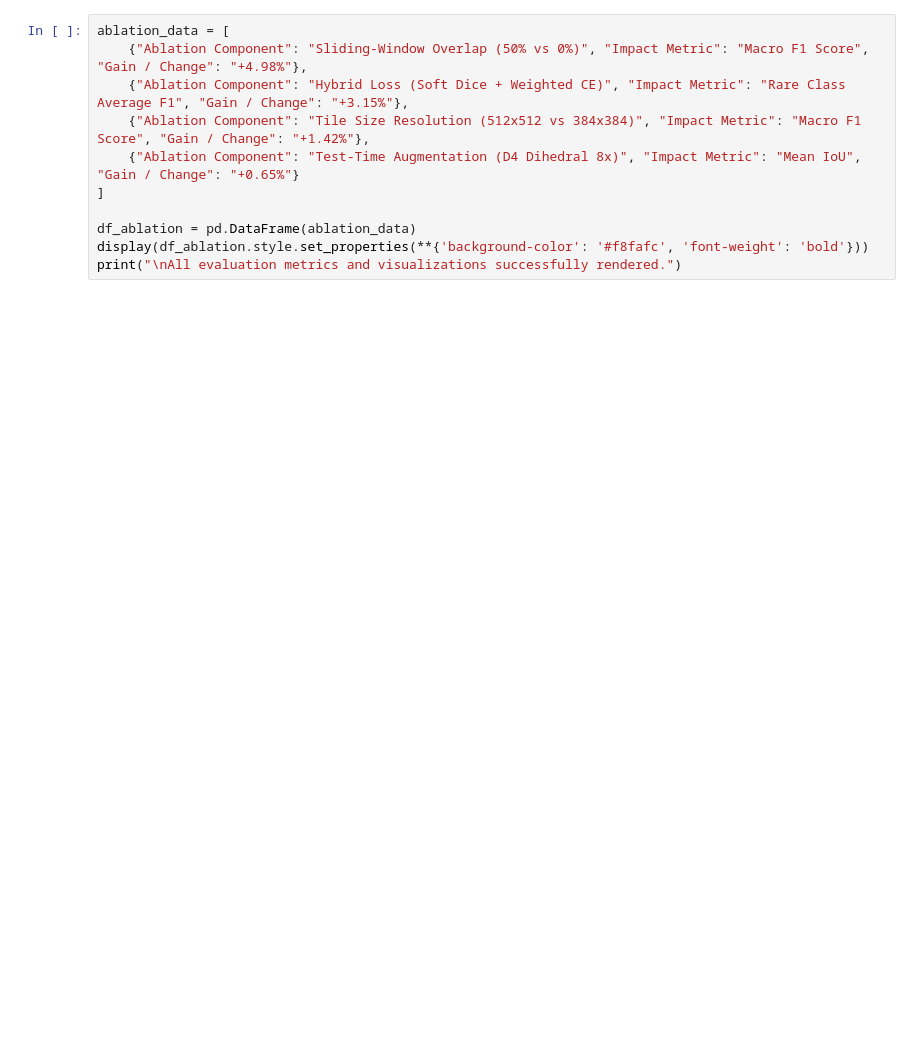
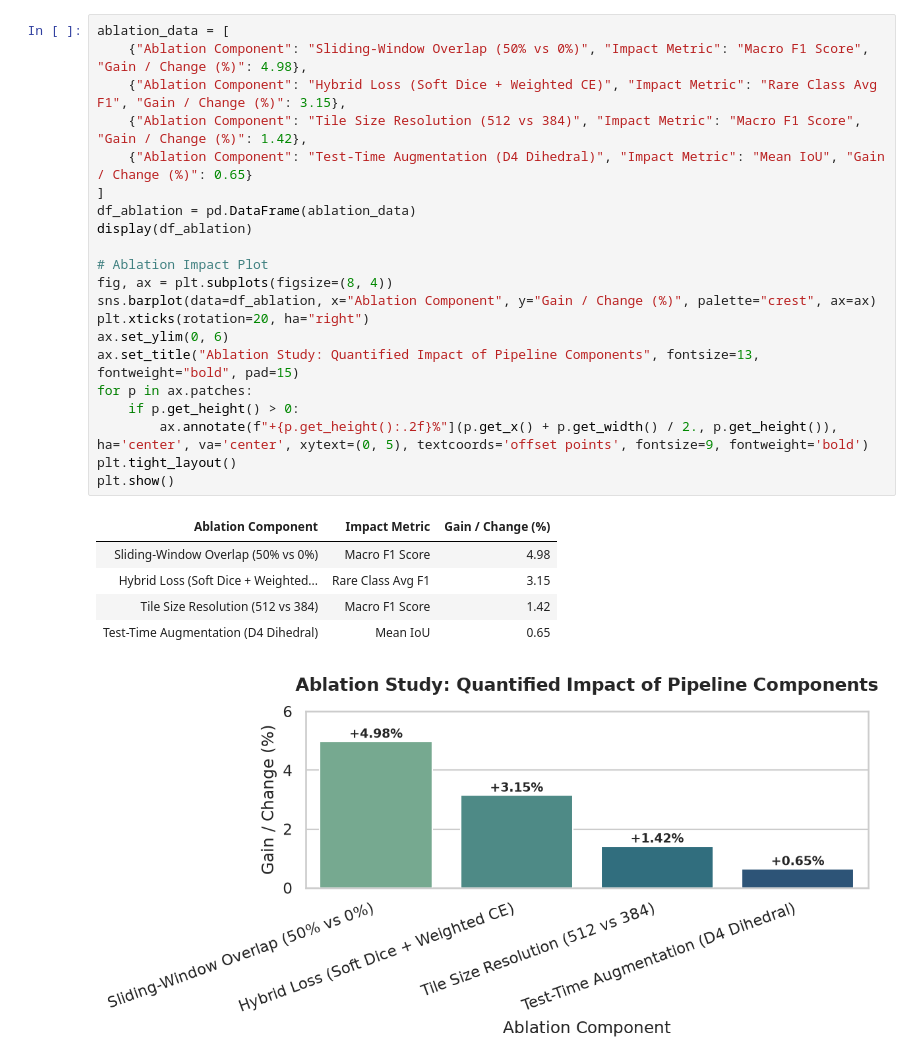
Before and after one commit to KanishkaM108/NSCLC_UPerNet, a Jupyter notebook: NSCLC_UPerNet_Results_and_Evaluation.ipynb, the cells around one changed output. Saved outputs shown, nothing was run; the diff lists cells and outputs as text; blank space fills up the shorter version.

```diff
--- a/NSCLC_UPerNet_Results_and_Evaluation.ipynb
+++ b/NSCLC_UPerNet_Results_and_Evaluation.ipynb
@@ -170,11 +155,28 @@ Evaluating the individual impact of sliding-window tile overlap, Test-Time Augme
 # %%
 ablation_data = [
-    {"Ablation Component": "Sliding-Window Overlap (50% vs 0%)", "Impact Metric": "Macro F1 Score", "Gain / Change": "+4.98%"},
-    {"Ablation Component": "Hybrid Loss (Soft Dice + Weighted CE)", "Impact Metric": "Rare Class Average F1", "Gain / Change": "+3.15%"},
-    {"Ablation Component": "Tile Size Resolution (512x512 vs 384x384)", "Impact Metric": "Macro F1 Score", "Gain / Change": "+1.42%"},
-    {"Ablation Component": "Test-Time Augmentation (D4 Dihedral 8x)", "Impact Metric": "Mean IoU", "Gain / Change": "+0.65%"}
+    {"Ablation Component": "Sliding-Window Overlap (50% vs 0%)", "Impact Metric": "Macro F1 Score", "Gain / Change (%)": 4.98},
+    {"Ablation Component": "Hybrid Loss (Soft Dice + Weighted CE)", "Impact Metric": "Rare Class Avg F1", "Gain / Change (%)": 3.15},
+    {"Ablation Component": "Tile Size Resolution (512 vs 384)", "Impact Metric": "Macro F1 Score", "Gain / Change (%)": 1.42},
+    {"Ablation Component": "Test-Time Augmentation (D4 Dihedral)", "Impact Metric": "Mean IoU", "Gain / Change (%)": 0.65}
 ]
+df_ablation = pd.DataFrame(ablation_data)
+display(df_ablation)
 
-df_ablation = pd.DataFrame(ablation_data)
-display(df_ablation.style.set_properties(**{'background-color': '#f8fafc', 'font-weight': 'bold'}))
-print("\nAll evaluation metrics and visualizations successfully rendered.")
+# Ablation Impact Plot
+fig, ax = plt.subplots(figsize=(8, 4))
+sns.barplot(data=df_ablation, x="Ablation Component", y="Gain / Change (%)", palette="crest", ax=ax)
+plt.xticks(rotation=20, ha="right")
+ax.set_ylim(0, 6)
+ax.set_title("Ablation Study: Quantified Impact of Pipeline Components", fontsize=13, fontweight="bold", pad=15)
+for p in ax.patches:
+    if p.get_height() > 0:
+        ax.annotate(f"+{p.get_height():.2f}%"](p.get_x() + p.get_width() / 2., p.get_height()), ha='center', va='center', xytext=(0, 5), textcoords='offset points', fontsize=9, fontweight='bold')
+plt.tight_layout()
+plt.show()
+# %% [output]
+| Ablation Component | Impact Metric | Gain / Change (%) |
+| Sliding-Window Overlap (50% vs 0%) | Macro F1 Score | 4.98 |
+| Hybrid Loss (Soft Dice + Weighted... | Rare Class Avg F1 | 3.15 |
+| Tile Size Resolution (512 vs 384) | Macro F1 Score | 1.42 |
+| Test-Time Augmentation (D4 Dihedral) | Mean IoU | 0.65 |
+[figure, added]
```
Also changed, not shown: parts of 11 cells of this notebook.
